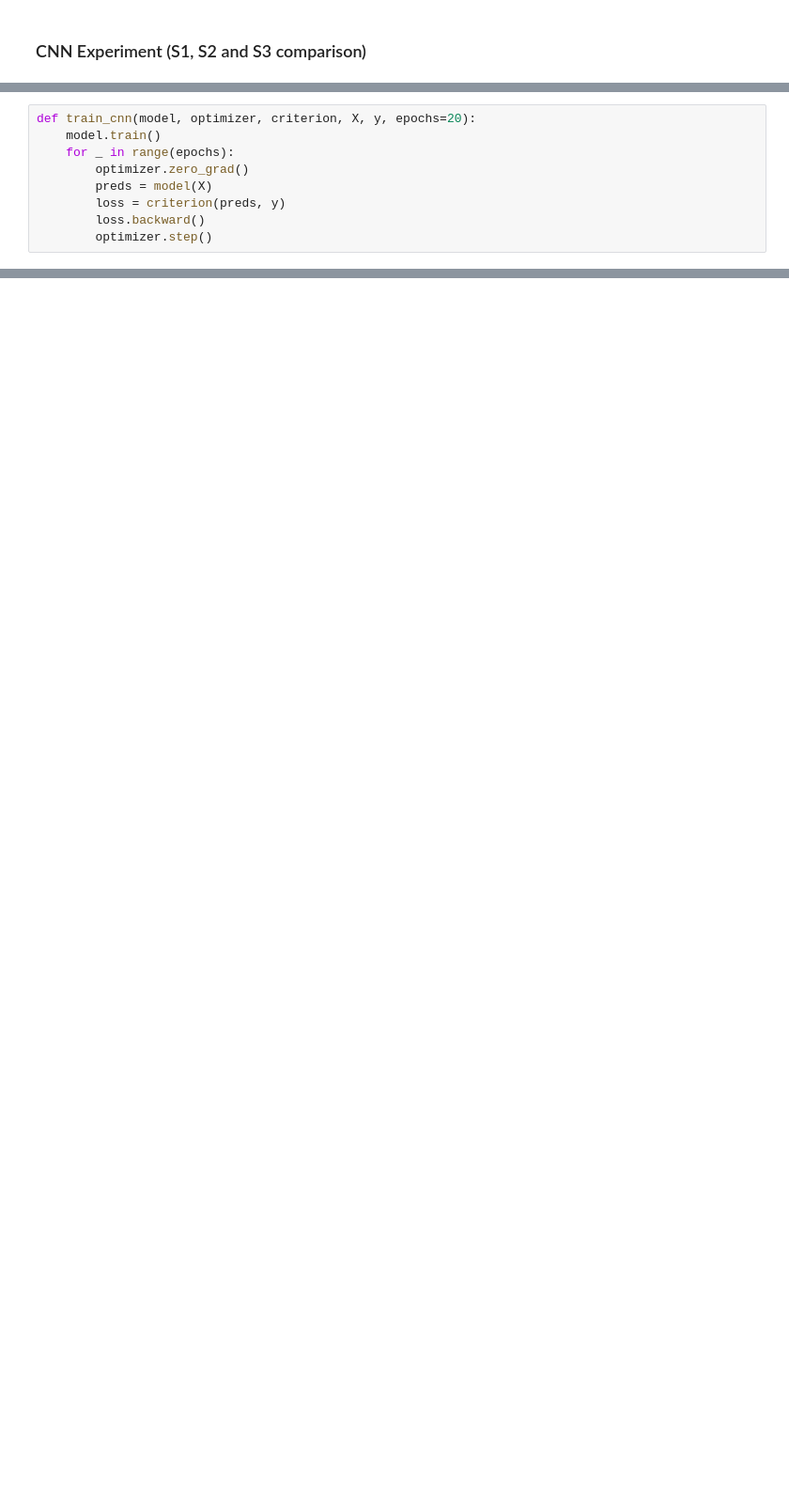
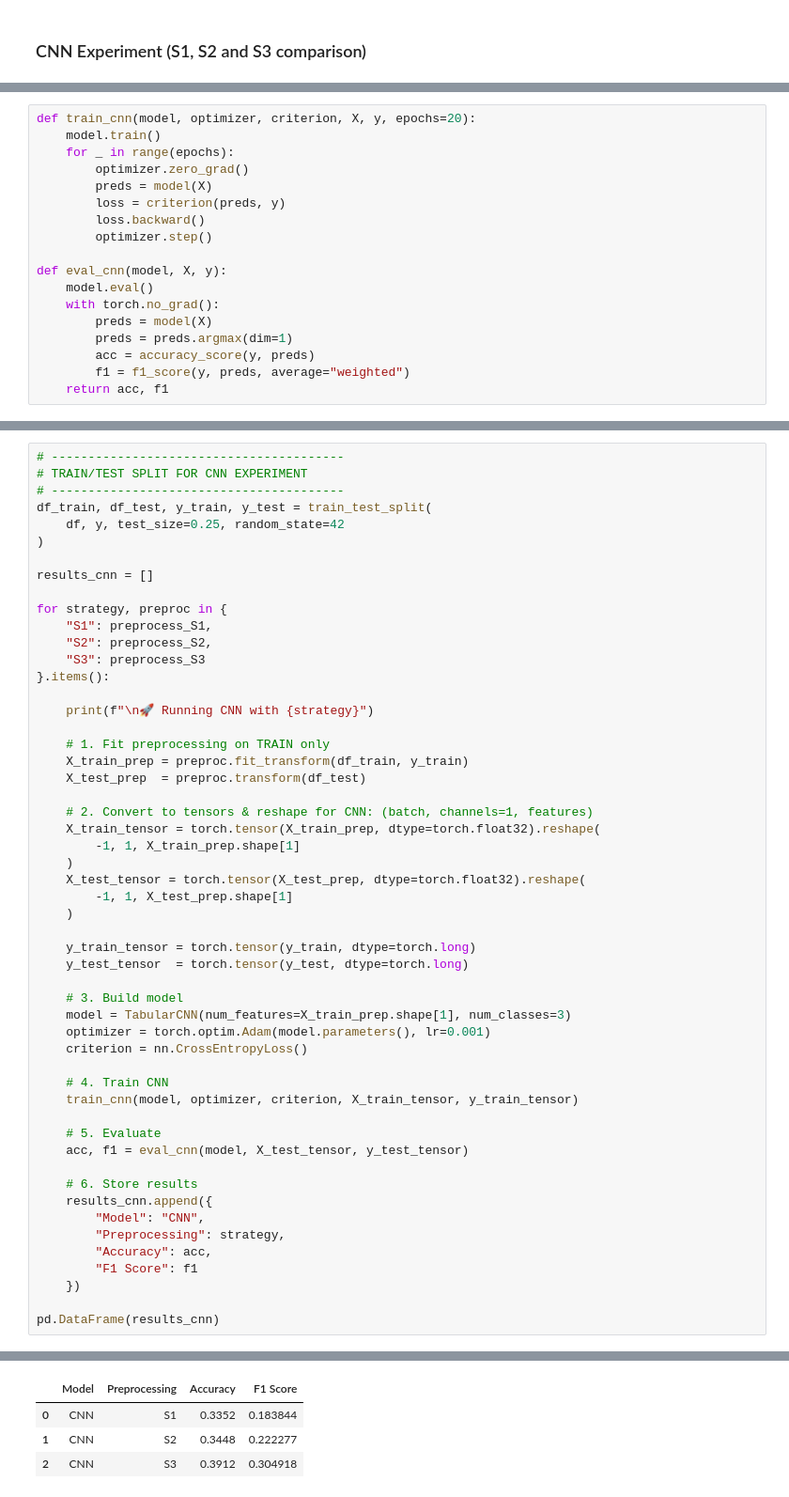
Before and after one commit to tarvinarora/Neural-Networks-Vs.-Preprocessing-Strats, a Jupyter notebook: Simulated_Data.ipynb, the cells around one changed output, grey strips where cells are left out. Shown at 94% size. Drawn from its saved outputs; the diff is of its cells as text; blank space fills up the shorter version.

```diff
--- a/Simulated_Data.ipynb
+++ b/Simulated_Data.ipynb
@@ -575,3 +505,12 @@ def train_cnn(model, optimizer, criterion, X, y, epochs=20):
         loss = criterion(preds, y)
         loss.backward()
         optimizer.step()
+
+def eval_cnn(model, X, y):
+    model.eval()
+    with torch.no_grad():
+        preds = model(X)
+        preds = preds.argmax(dim=1)
+        acc = accuracy_score(y, preds)
+        f1 = f1_score(y, preds, average="weighted")
+    return acc, f1
@@ -577,0 +521,54 @@ def train_cnn(model, optimizer, criterion, X, y, epochs=20):
+# %%
+# ----------------------------------------
+# TRAIN/TEST SPLIT FOR CNN EXPERIMENT
+# ----------------------------------------
+df_train, df_test, y_train, y_test = train_test_split(
+    df, y, test_size=0.25, random_state=42
+)
+
+results_cnn = []
+
+for strategy, preproc in {
+    "S1": preprocess_S1,
+    "S2": preprocess_S2,
+    "S3": preprocess_S3
+}.items():
+
+    print(f"\n🚀 Running CNN with {strategy}")
+
+    # 1. Fit preprocessing on TRAIN only
+    X_train_prep = preproc.fit_transform(df_train, y_train)
+    X_test_prep  = preproc.transform(df_test)
+
+    # 2. Convert to tensors & reshape for CNN: (batch, channels=1, features)
+    X_train_tensor = torch.tensor(X_train_prep, dtype=torch.float32).reshape(
+        -1, 1, X_train_prep.shape[1]
+    )
+    X_test_tensor = torch.tensor(X_test_prep, dtype=torch.float32).reshape(
+        -1, 1, X_test_prep.shape[1]
+    )
+
+    y_train_tensor = torch.tensor(y_train, dtype=torch.long)
+    y_test_tensor  = torch.tensor(y_test, dtype=torch.long)
+
+    # 3. Build model
+    model = TabularCNN(num_features=X_train_prep.shape[1], num_classes=3)
+    optimizer = torch.optim.Adam(model.parameters(), lr=0.001)
+    criterion = nn.CrossEntropyLoss()
+
+    # 4. Train CNN
+    train_cnn(model, optimizer, criterion, X_train_tensor, y_train_tensor)
+
+    # 5. Evaluate
+    acc, f1 = eval_cnn(model, X_test_tensor, y_test_tensor)
+
+    # 6. Store results
+    results_cnn.append({
+        "Model": "CNN",
+        "Preprocessing": strategy,
+        "Accuracy": acc,
+        "F1 Score": f1
+    })
+
+pd.DataFrame(results_cnn)
+# %% [output]
@@ -577,0 +581,4 @@ def train_cnn(model, optimizer, criterion, X, y, epochs=20):
+|  | Model | Preprocessing | Accuracy | F1 Score |
+| 0 | CNN | S1 | 0.3352 | 0.183844 |
+| 1 | CNN | S2 | 0.3448 | 0.222277 |
+| 2 | CNN | S3 | 0.3912 | 0.304918 |
```
Also changed, not shown: parts of 14 cells of this notebook.
